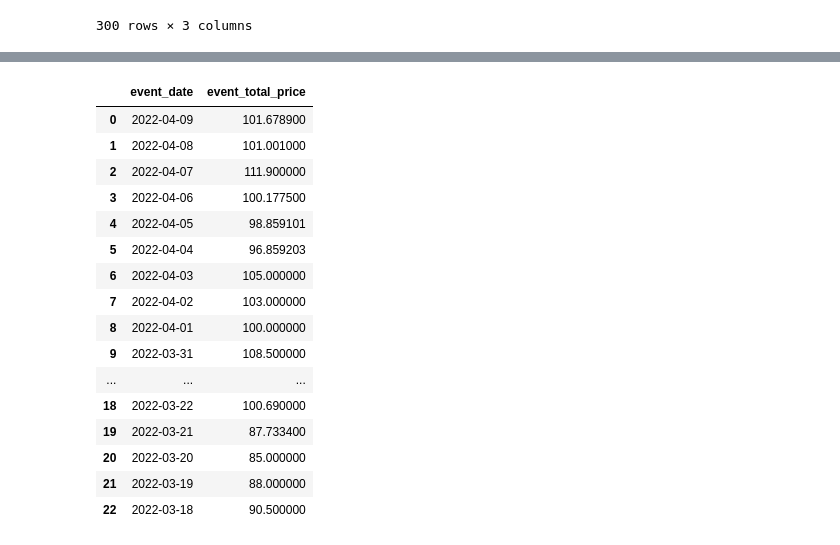
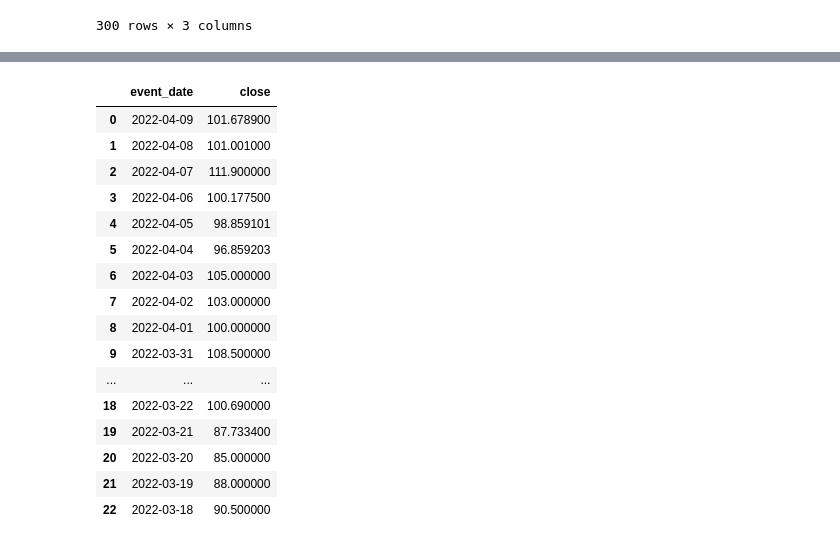
Before and after one commit to sameerlakhe/NFTPriceTrackerAndForecaster, a Jupyter notebook: nft_tracker.ipynb, the cells around one changed output, grey strips where cells are left out. Drawn from its saved outputs; the diff is of its cells as text; code cells hidden in the pictures.

```diff
--- a/nft_tracker.ipynb
+++ b/nft_tracker.ipynb
@@ -277,9 +235,9 @@ floor_prices
 # %%
 #df = pd.DataFrame.from_dict(floor_prices)
-df =pd.DataFrame(floor_prices.items(), columns=['event_date', 'event_total_price'])
+df =pd.DataFrame(floor_prices.items(), columns=['event_date', 'close'])
 df
 # %% [output]
-|  | event_date | event_total_price |
+|  | event_date | close |
 | 0 | 2022-04-09 | 101.678900 |
 | 1 | 2022-04-08 | 101.001000 |
 | 2 | 2022-04-07 | 111.900000 |
```
Also changed, not shown: parts of 13 cells of this notebook, 4 other files.
